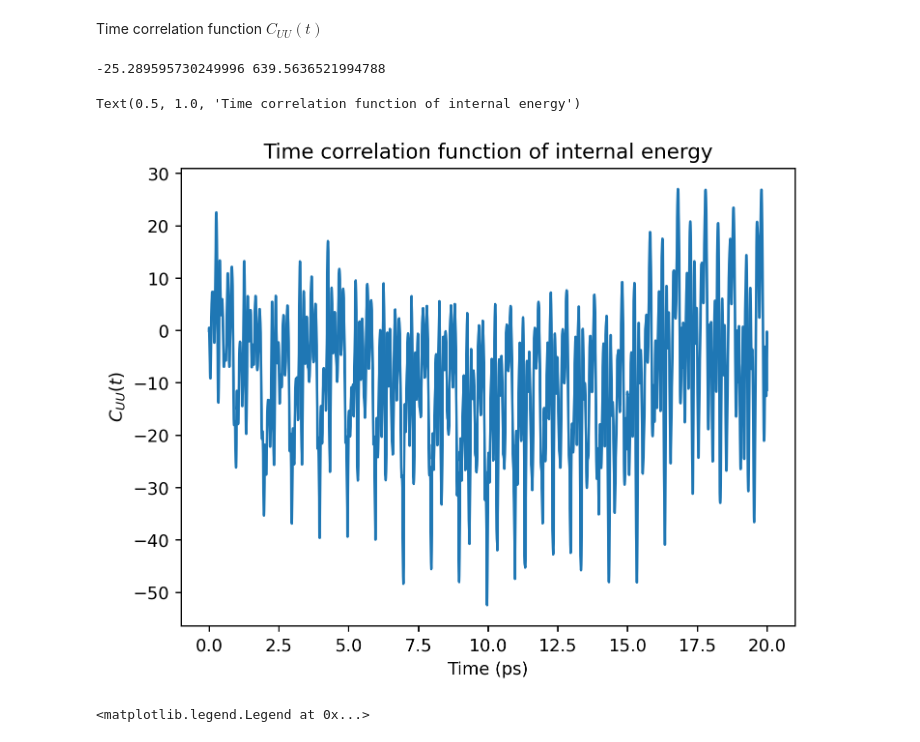
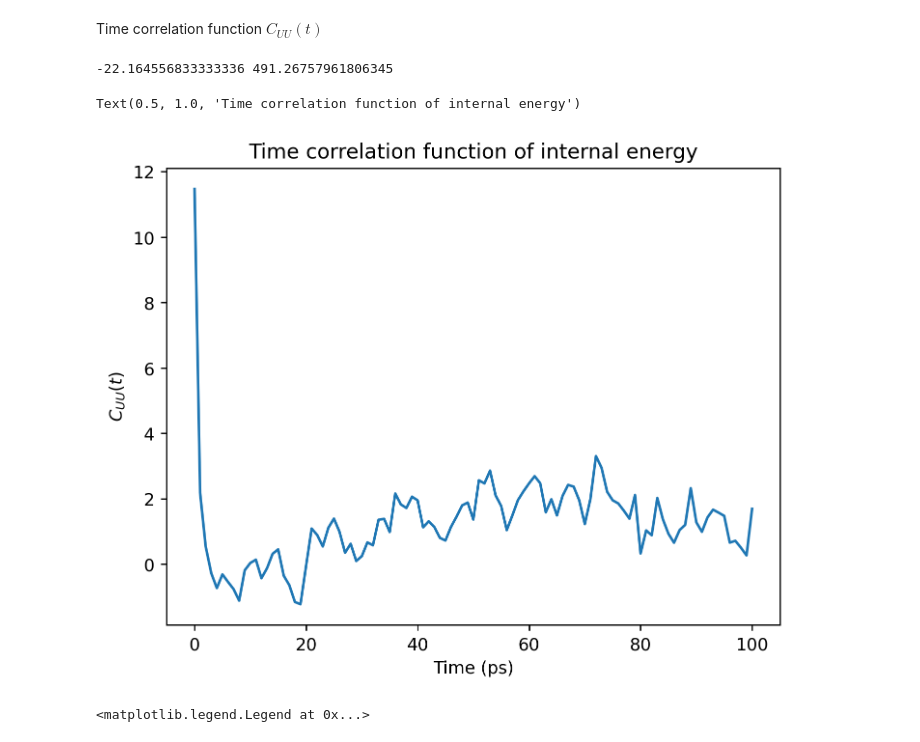
Before and after one commit to KaiChen-lr/Stat-mech-Project, a Jupyter notebook: LangevinMD/Results Plots.ipynb, the cells around one changed output. Cells and saved outputs as stored; diff of their text form; code cells hidden in the pictures.

```diff
--- a/LangevinMD/Results Plots.ipynb
+++ b/LangevinMD/Results Plots.ipynb
@@ -62,21 +62,21 @@ Text(0.5, 1.0, "Evolution of system's instant temperature vs. time")
 # %% [markdown]
 Time correlation function $C_{UU}(t)$
 # %%
-AvgPE = np.mean(PETest[10000:])
+AvgPE = np.mean(PEProd[10:550])
 print(AvgPE, AvgPE * AvgPE)
 # %% [output]
--25.289595730249996 639.5636521994788
+-22.164556833333336 491.26757961806345
 # %%
 CUU = np.loadtxt("Time correlation function.txt")
 t3 = np.linspace(0, len(CUU) - 1, len(CUU))
 fig, ax = plt.subplots(dpi=256)
-ax.plot(t3 / 1000, CUU - AvgPE * AvgPE)
+ax.plot(t3, CUU - AvgPE * AvgPE)
 ax.set_xlabel("Time (ps)")
 ax.set_ylabel(r"$C_{UU}(t)$")
 ax.set_title("Time correlation function of internal energy")
 # %% [output]
 Text(0.5, 1.0, 'Time correlation function of internal energy')
-[figure, old version]
+[figure, new version]
 # %%
 r = np.linspace(0.2, 20.0, 100)
 rdfs = np.loadtxt("rdf different nSnapshots.txt")
```
Also changed, not shown: parts of 7 cells of this notebook, 2 other files.
